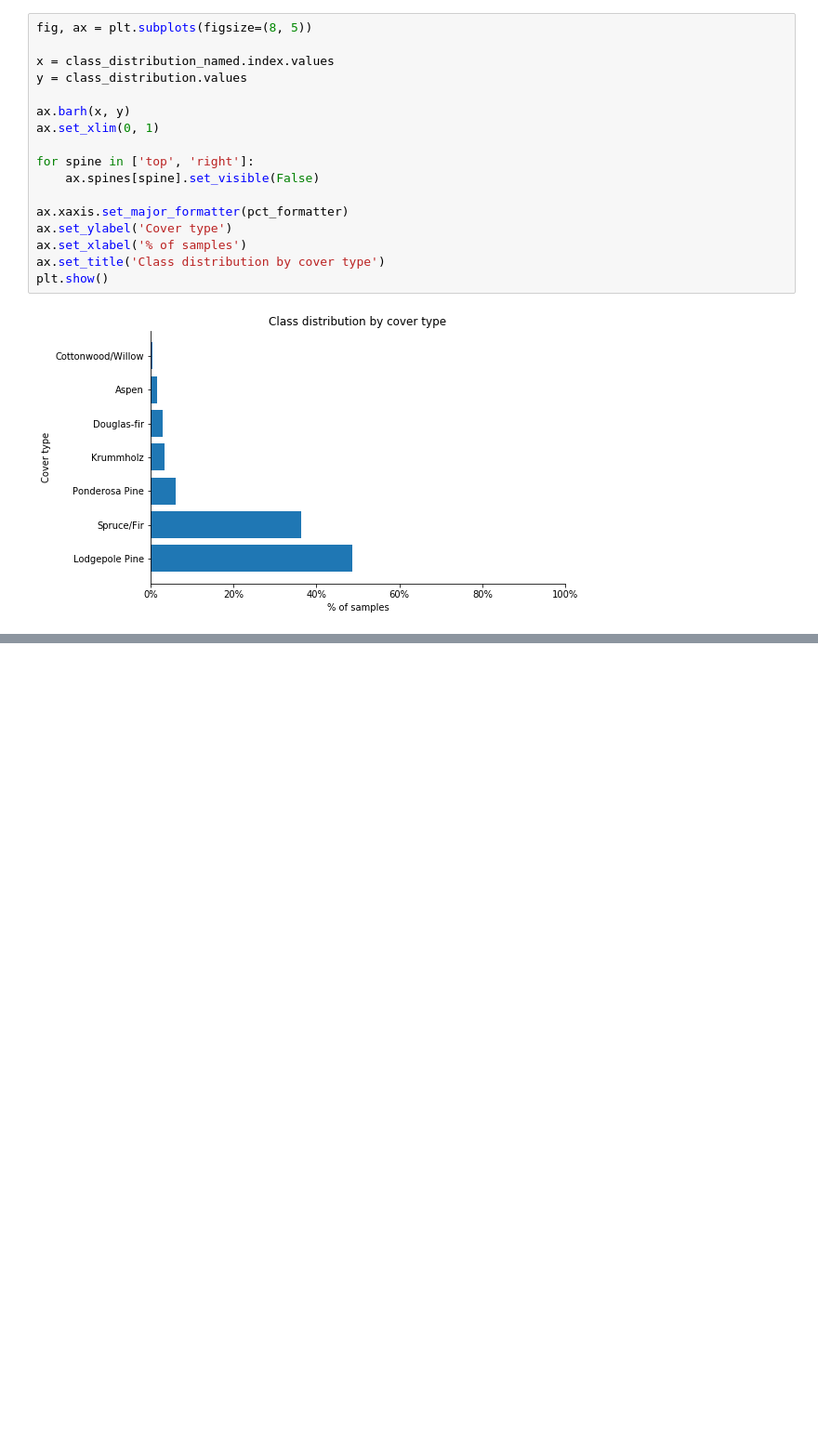
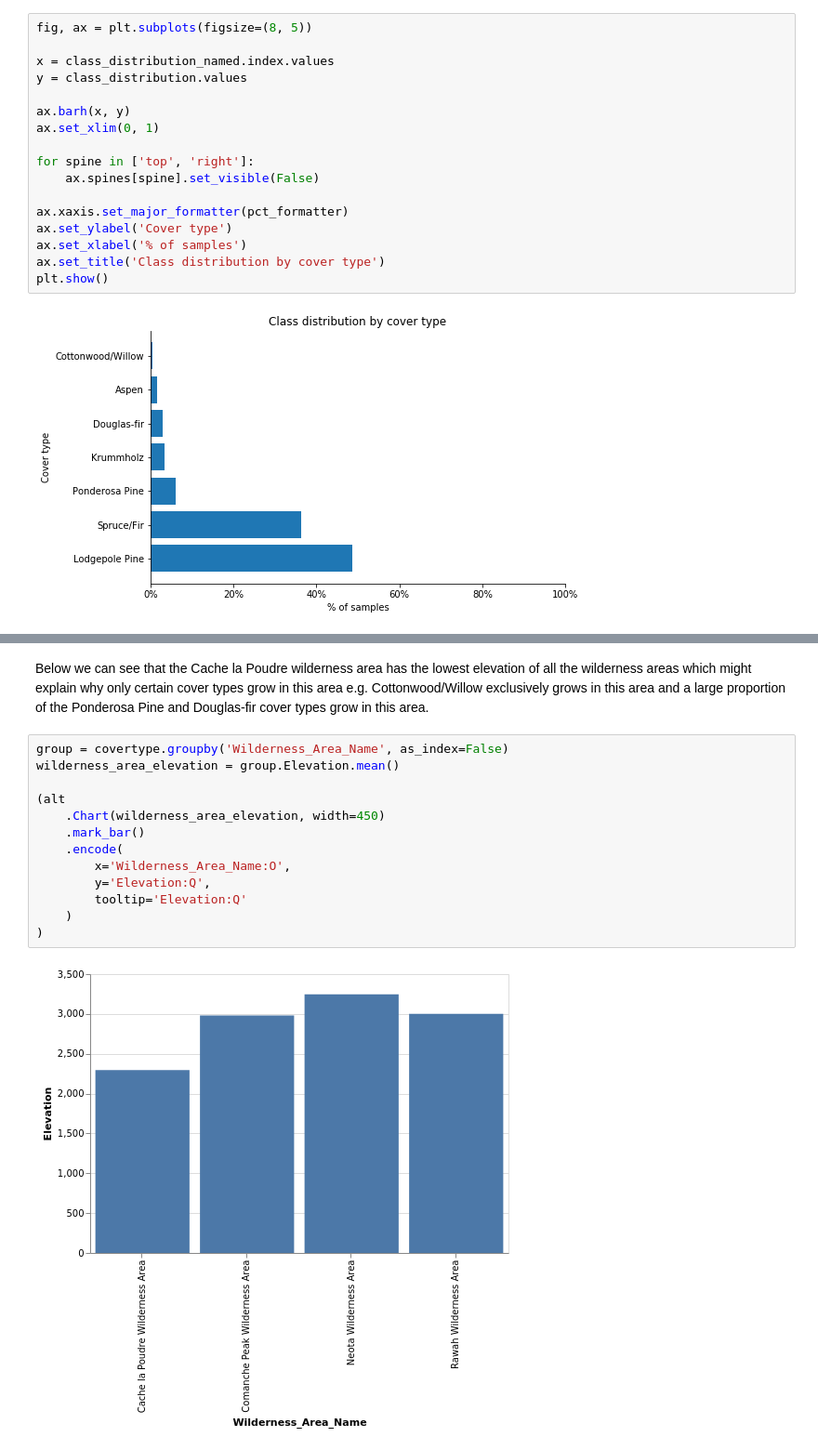
Before and after one commit to BradleyKirton/foundery-case-study, a Jupyter notebook: case-study.ipynb, the cells around one changed output, grey strips where cells are left out. Shown: that part at 93% size. Cells and saved outputs as stored; diff of their text form; blank space fills up the shorter version.

```diff
--- a/case-study.ipynb
+++ b/case-study.ipynb
@@ -677,0 +485,17 @@ Train accuracy 0.9242081058566777
+# %% [markdown]
+Below we can see that the Cache la Poudre wilderness area has the lowest elevation of all the wilderness areas which might explain why only certain cover types grow in this area e.g. Cottonwood/Willow exclusively grows in this area and a large proportion of the Ponderosa Pine and Douglas-fir cover types grow in this area.
+# %%
+group = covertype.groupby('Wilderness_Area_Name', as_index=False)
+wilderness_area_elevation = group.Elevation.mean()
+
+(alt
+    .Chart(wilderness_area_elevation, width=450)
+    .mark_bar()
+    .encode(
+        x='Wilderness_Area_Name:O',
+        y='Elevation:Q',
+        tooltip='Elevation:Q'
+    )
+)
+# %% [output]
+[figure, added]
```
Also changed, not shown: parts of 44 cells of this notebook.
